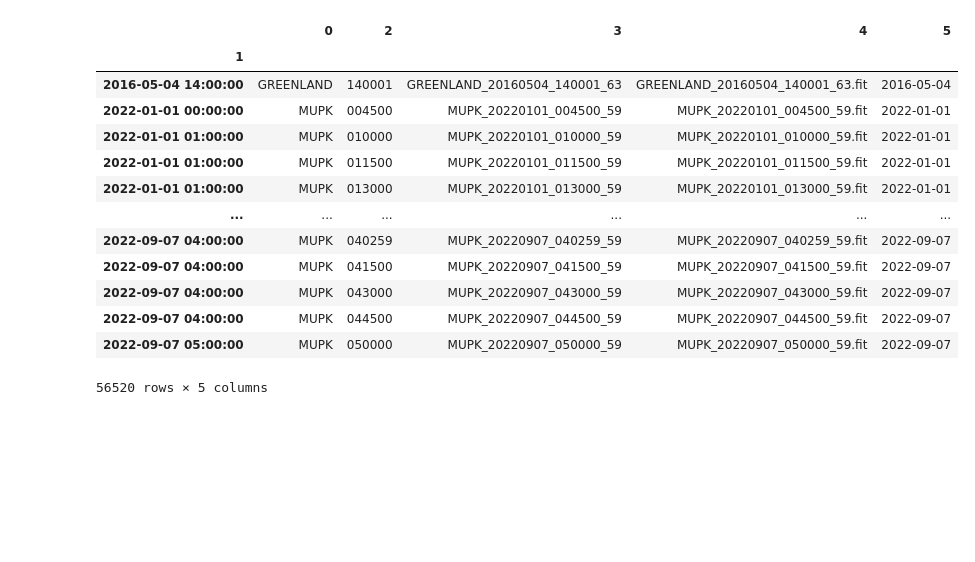
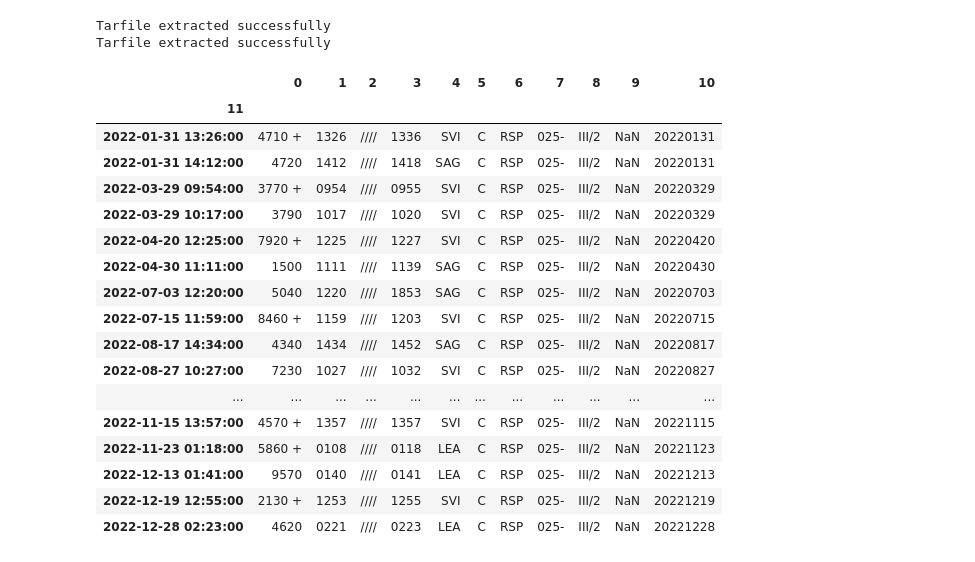
Before and after one commit to Yasirkhan1301/Callisto-Codes, a Jupyter notebook: Auto_processor.ipynb, the cells around one changed output. Saved outputs shown, nothing was run; the diff lists cells and outputs as text; code cells hidden in the pictures; blank space fills up the shorter version.

Commit message:
changes in search method might need to undo
Uncomment floor index line for regular use.

```diff
--- a/Auto_processor.ipynb
+++ b/Auto_processor.ipynb
@@ -61,9 +61,7 @@ class Read_events(variables):
             df[0] = df[0].str[55:73]
             df[0].replace('', np.nan, inplace=True)
             df.dropna(subset=[0], inplace=True)
-            print(df)
-        else:
-            print("FTP server problem")
+#             print(df)
 
     def find(self,name, path):#return root dir and name of a given file
         for root, dirs, files in os.walk(path):
@@ -138,7 +136,7 @@ class Read_events(variables):
         cat_3 = final[final[8] == category]
         cat_3 = cat_3.set_index(cat_3[11])
         cat_3 =  cat_3.between_time('00:30', '15:00')
-        cat_3.index = cat_3.index.floor('60min')
+#         cat_3.index = cat_3.index.floor('60min') # uncomment if you are doing regular process
         return cat_3
 
     def category(self,category):#return dataframe of category passed in the parameter
@@ -179,28 +177,34 @@ class Read_events(variables):
 # %%
 # Calling Read_events_files
 kwargs = {
         "year" : 2022,
         "src" : "E:\\",
         "dst" : "E:/CALLISTO/",
         "ftp_path" : "ftp://ftp.swpc.noaa.gov/pub/warehouse/"
 }
 v = Read_events(**kwargs)
-v.fit_files_list()
+v.category('III/2')
 # %% [output]
+Tarfile extracted successfully
+Tarfile extracted successfully
-|  | 0 | 2 | 3 | 4 | 5 |
-| 1 |  |  |  |  |  |
-| 2016-05-04 14:00:00 | GREENLAND | 140001 | GREENLAND_20160504_140001_63 | GREENLAND_20160504_140001_63.fit | 2016-05-04 |
-| 2022-01-01 00:00:00 | MUPK | 004500 | MUPK_20220101_004500_59 | MUPK_20220101_004500_59.fit | 2022-01-01 |
-| 2022-01-01 01:00:00 | MUPK | 010000 | MUPK_20220101_010000_59 | MUPK_20220101_010000_59.fit | 2022-01-01 |
-| 2022-01-01 01:00:00 | MUPK | 011500 | MUPK_20220101_011500_59 | MUPK_20220101_011500_59.fit | 2022-01-01 |
-| 2022-01-01 01:00:00 | MUPK | 013000 | MUPK_20220101_013000_59 | MUPK_20220101_013000_59.fit | 2022-01-01 |
-| ... | ... | ... | ... | ... | ... |
-| 2022-09-07 04:00:00 | MUPK | 040259 | MUPK_20220907_040259_59 | MUPK_20220907_040259_59.fit | 2022-09-07 |
-| 2022-09-07 04:00:00 | MUPK | 041500 | MUPK_20220907_041500_59 | MUPK_20220907_041500_59.fit | 2022-09-07 |
-| 2022-09-07 04:00:00 | MUPK | 043000 | MUPK_20220907_043000_59 | MUPK_20220907_043000_59.fit | 2022-09-07 |
-| 2022-09-07 04:00:00 | MUPK | 044500 | MUPK_20220907_044500_59 | MUPK_20220907_044500_59.fit | 2022-09-07 |
-| 2022-09-07 05:00:00 | MUPK | 050000 | MUPK_20220907_050000_59 | MUPK_20220907_050000_59.fit | 2022-09-07 |
+|  | 0 | 1 | 2 | 3 | 4 | 5 | 6 | 7 | 8 | 9 | 10 |
+| 11 |  |  |  |  |  |  |  |  |  |  |  |
+| 2022-01-31 13:26:00 | 4710 + | 1326 | //// | 1336 | SVI | C | RSP | 025- | III/2 | NaN | 20220131 |
+| 2022-01-31 14:12:00 | 4720 | 1412 | //// | 1418 | SAG | C | RSP | 025- | III/2 | NaN | 20220131 |
+| 2022-03-29 09:54:00 | 3770 + | 0954 | //// | 0955 | SVI | C | RSP | 025- | III/2 | NaN | 20220329 |
+| 2022-03-29 10:17:00 | 3790 | 1017 | //// | 1020 | SVI | C | RSP | 025- | III/2 | NaN | 20220329 |
+| 2022-04-20 12:25:00 | 7920 + | 1225 | //// | 1227 | SVI | C | RSP | 025- | III/2 | NaN | 20220420 |
+| 2022-04-30 11:11:00 | 1500 | 1111 | //// | 1139 | SAG | C | RSP | 025- | III/2 | NaN | 20220430 |
+| 2022-07-03 12:20:00 | 5040 | 1220 | //// | 1853 | SAG | C | RSP | 025- | III/2 | NaN | 20220703 |
+| 2022-07-15 11:59:00 | 8460 + | 1159 | //// | 1203 | SVI | C | RSP | 025- | III/2 | NaN | 20220715 |
+| 2022-08-17 14:34:00 | 4340 | 1434 | //// | 1452 | SAG | C | RSP | 025- | III/2 | NaN | 20220817 |
+| 2022-08-27 10:27:00 | 7230 | 1027 | //// | 1032 | SVI | C | RSP | 025- | III/2 | NaN | 20220827 |
+| ... | ... | ... | ... | ... | ... | ... | ... | ... | ... | ... | ... |
+| 2022-11-15 13:57:00 | 4570 + | 1357 | //// | 1357 | SVI | C | RSP | 025- | III/2 | NaN | 20221115 |
+| 2022-11-23 01:18:00 | 5860 + | 0108 | //// | 0118 | LEA | C | RSP | 025- | III/2 | NaN | 20221123 |
+| 2022-12-13 01:41:00 | 9570 | 0140 | //// | 0141 | LEA | C | RSP | 025- | III/2 | NaN | 20221213 |
+| 2022-12-19 12:55:00 | 2130 + | 1253 | //// | 1255 | SVI | C | RSP | 025- | III/2 | NaN | 20221219 |
+| 2022-12-28 02:23:00 | 4620 | 0221 | //// | 0223 | LEA | C | RSP | 025- | III/2 | NaN | 20221228 |
-56520 rows × 5 columns
 # %%
 class copy_files(Read_events):
     def __init__(self, **kwargs):
```
Also changed, not shown: parts of 1 cell of this notebook.
